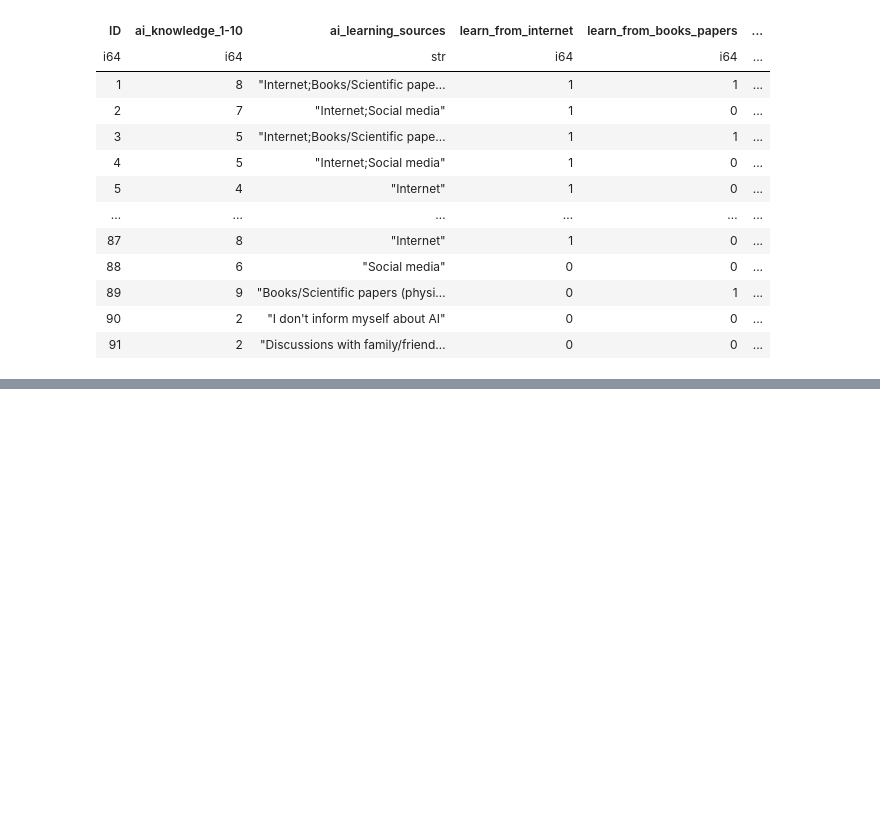
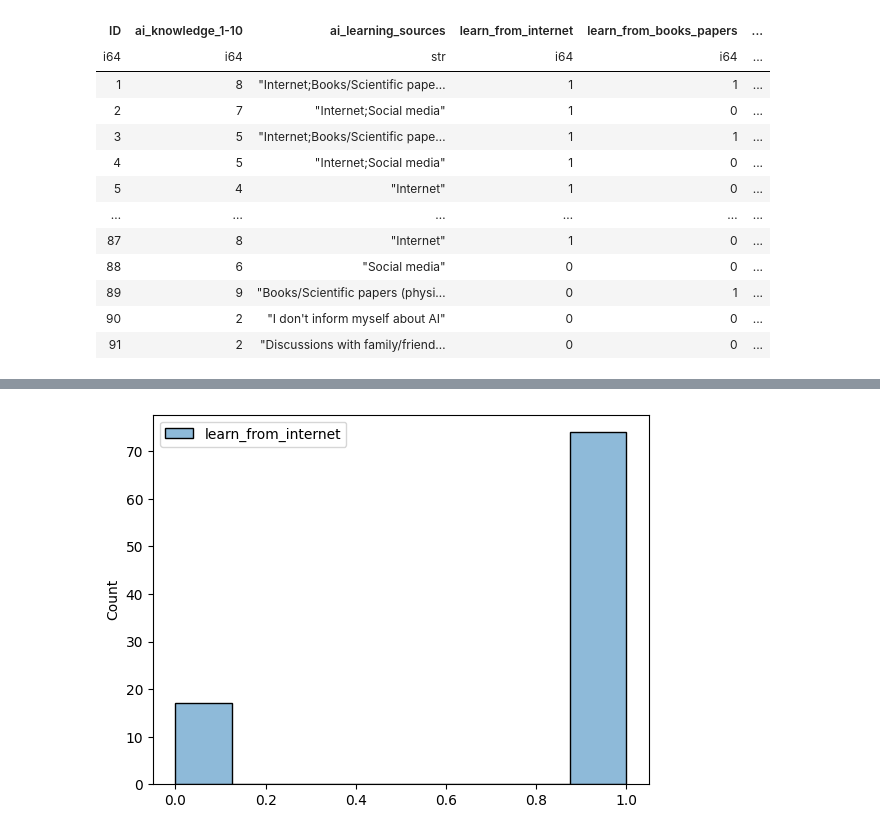
Before and after one commit to danield2255/ai_in_education_analysis, a Jupyter notebook: SurveyDataExploration.ipynb, the cells around one changed output, grey strips where cells are left out. Cells and saved outputs as stored; diff of their text form; code cells hidden in the pictures; blank space fills up the shorter version.

```diff
--- a/SurveyDataExploration.ipynb
+++ b/SurveyDataExploration.ipynb
@@ -240,0 +255,6 @@ shape: (91, 35)
+# %%
+
+sns.histplot(df_new.select("learn_from_internet").to_pandas())
+plt.show()
+# %% [output]
+[figure, added]
```
Also changed, not shown: parts of 9 cells of this notebook, 1 other file.
